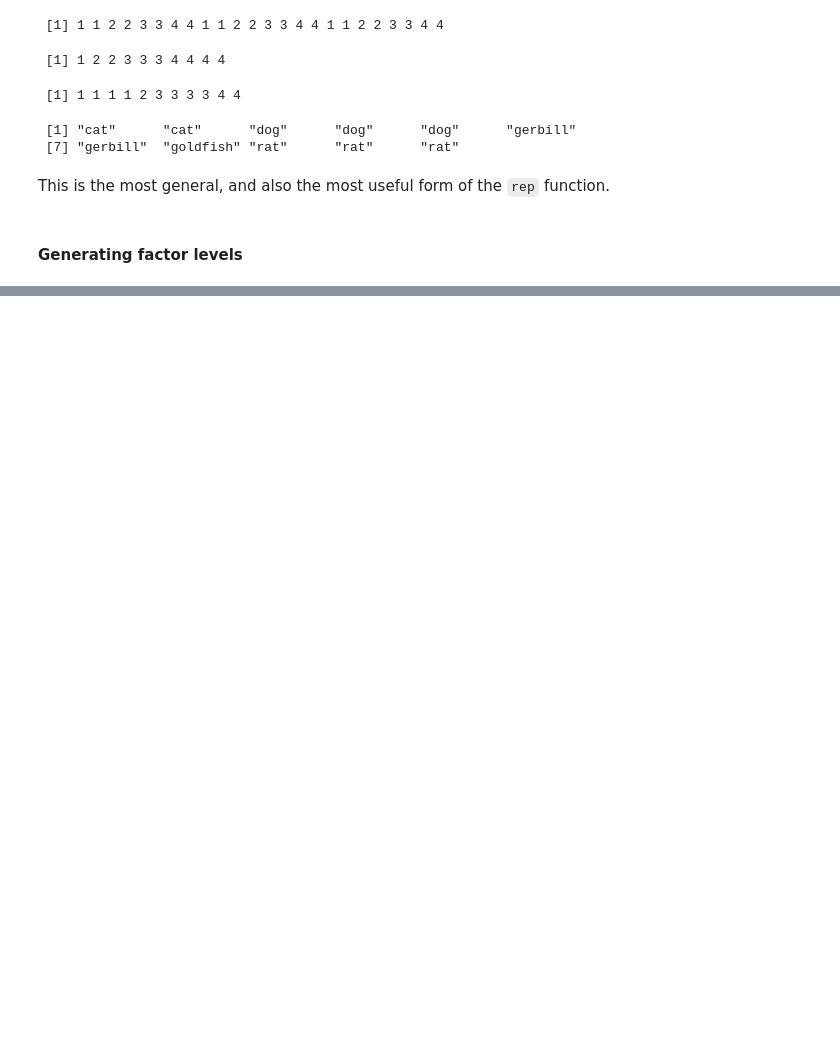
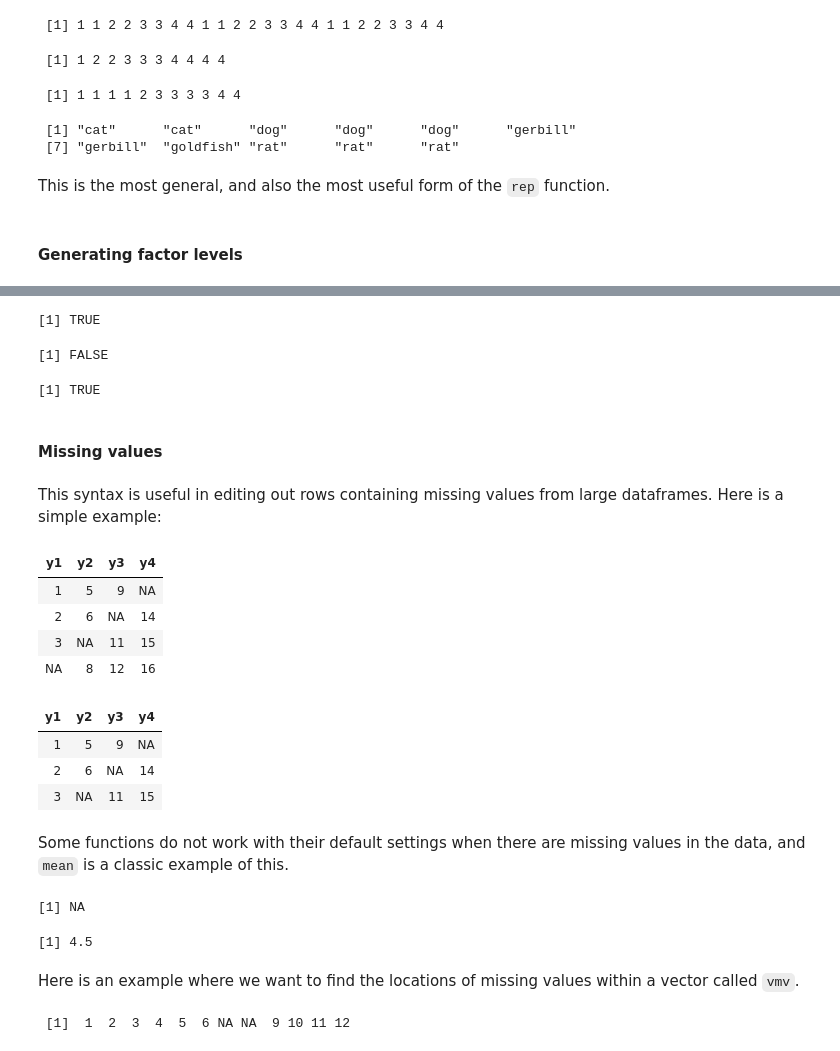
Before and after one commit to darkeclipz/jupyter-notebooks, a Jupyter notebook: Applied Math/Y1S4/Data Science/R Book 2012.ipynb, the cells around one changed output, grey strips where cells are left out. Saved outputs shown, nothing was run; the diff lists cells and outputs as text; code cells hidden in the pictures; blank space fills up the shorter version.

```diff
--- a/Applied Math/Y1S4/Data Science/R Book 2012.ipynb
+++ b/Applied Math/Y1S4/Data Science/R Book 2012.ipynb
@@ -416,0 +536,55 @@ This is the most general, and also the most useful form of the `rep` function.
+# %%
+is.finite(10)
+# %% [output]
+[1] TRUE
+# %%
+is.infinite(10)
+# %% [output]
+[1] FALSE
+# %%
+is.infinite(Inf)
+# %% [output]
+[1] TRUE
+# %% [markdown]
+#### Missing values
+# %% [markdown]
+This syntax is useful in editing out rows containing missing values from large dataframes. Here is a simple example:
+# %%
+y1 = c(1,2,3,NA)
+y2 = c(5,6,NA,8)
+y3 = c(9,NA,11,12)
+y4 = c(NA,14,15,16)
+full.frame = data.frame(y1,y2,y3,y4)
+full.frame
+# %% [output]
+| y1 | y2 | y3 | y4 |
+| 1 | 5 | 9 | NA |
+| 2 | 6 | NA | 14 |
+| 3 | NA | 11 | 15 |
+| NA | 8 | 12 | 16 |
+# %%
+reduced.frame = full.frame[!is.na(full.frame$y1),]
+reduced.frame
+# %% [output]
+| y1 | y2 | y3 | y4 |
+| 1 | 5 | 9 | NA |
+| 2 | 6 | NA | 14 |
+| 3 | NA | 11 | 15 |
+# %% [markdown]
+Some functions do not work with their default settings when there are missing values in the data, and `mean` is a classic example of this.
+# %%
+x = c(1:8,NA)
+mean(x)
+# %% [output]
+[1] NA
+# %%
+mean(x,na.rm=T)
+# %% [output]
+[1] 4.5
+# %% [markdown]
+Here is an example where we want to find the locations of missing values within a vector called `vmv`.
+# %%
+vmv = c(1:6,NA,NA,9:12)
+vmv
+# %% [output]
+ [1]  1  2  3  4  5  6 NA NA  9 10 11 12
```
Also changed, not shown: parts of 35 cells of this notebook, 1 other file.
